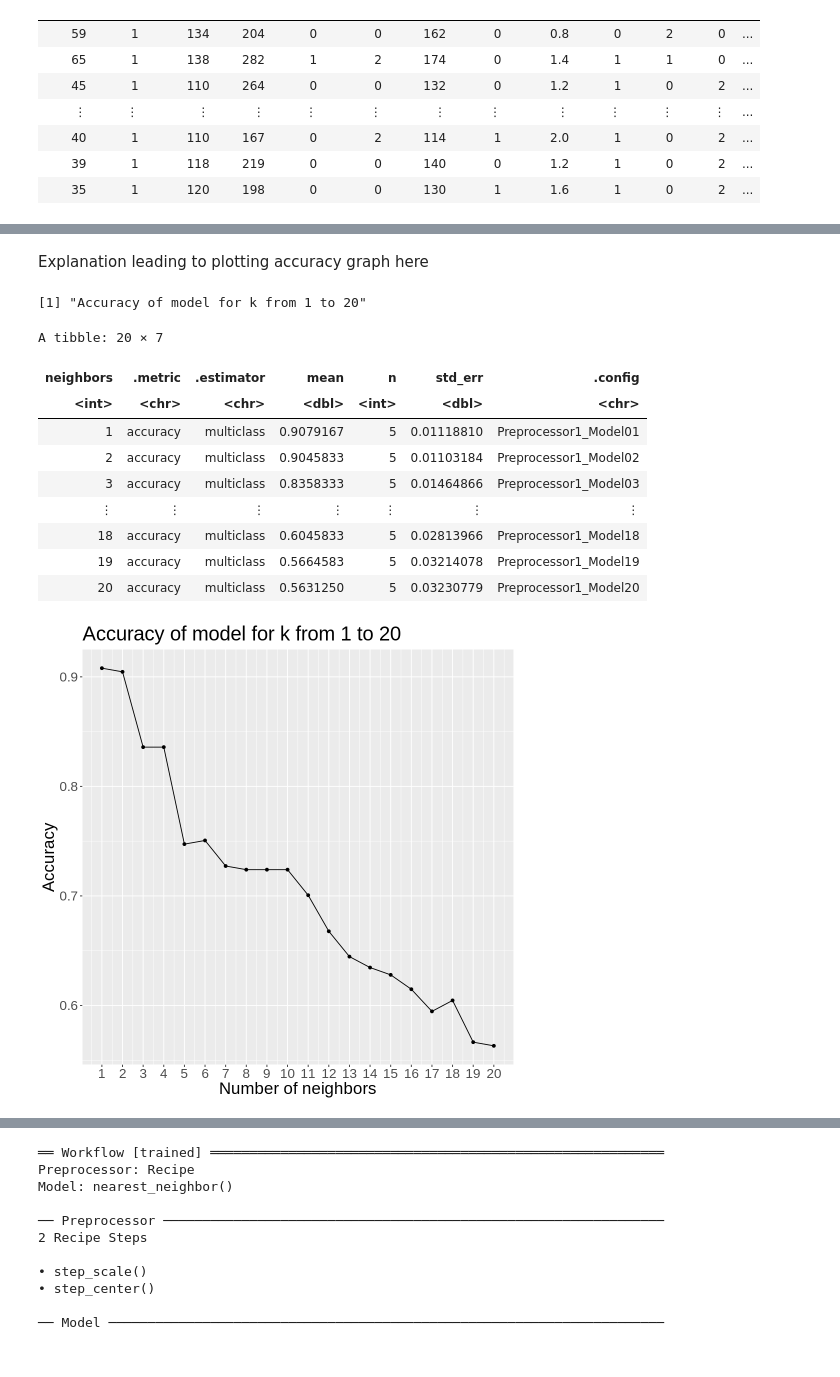
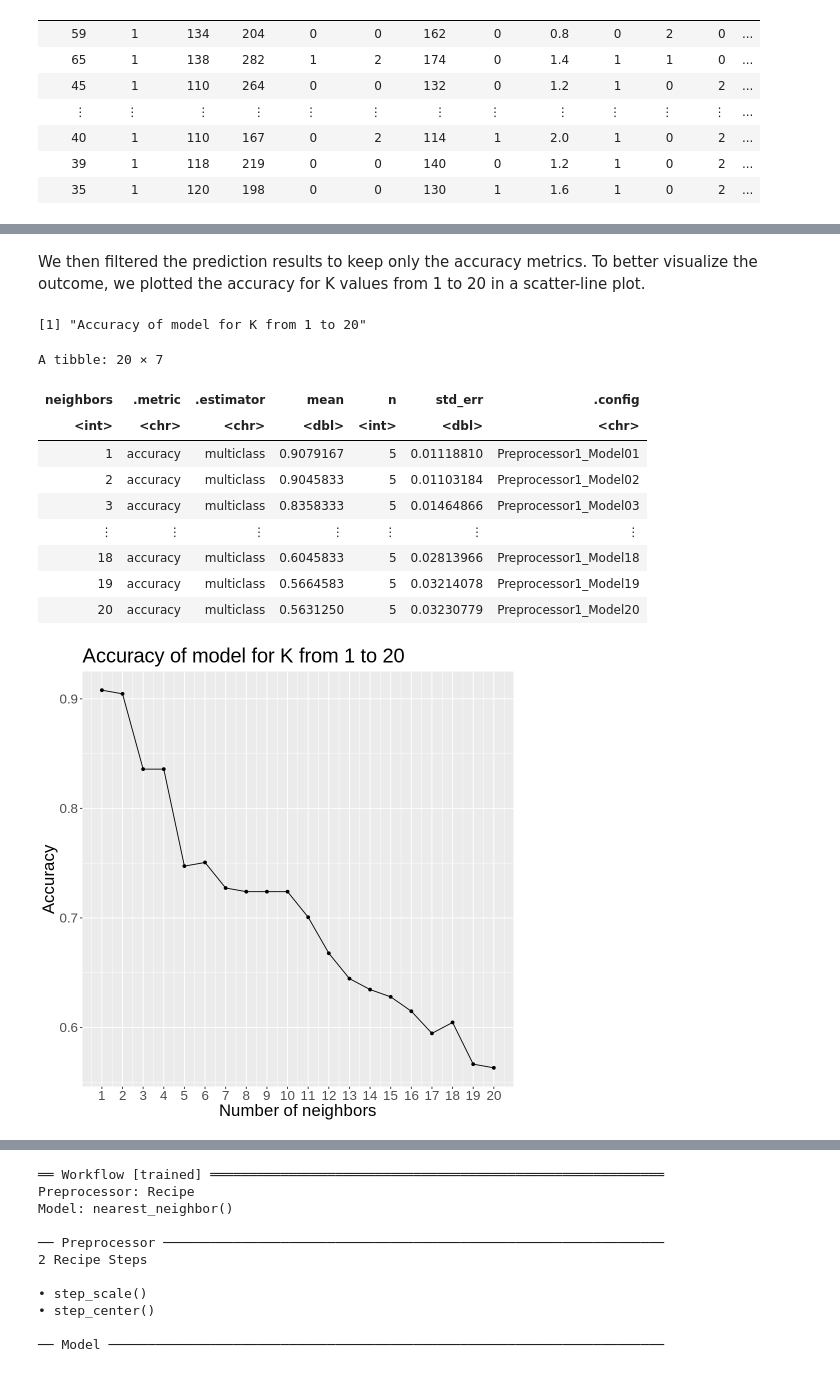
Before and after one commit to beandumplings/dsci_100_group143_project, a Jupyter notebook: Group143_Project.ipynb, the cells around one changed output, grey strips where cells are left out. Drawn from its saved outputs; the diff is of its cells as text; code cells hidden in the pictures.

```diff
--- a/Group143_Project.ipynb
+++ b/Group143_Project.ipynb
@@ -202,32 +203,32 @@ knn_results <- workflow() |>
                tune_grid(resamples = heart_vfold, grid = k_vals) |>
                collect_metrics()
 # %% [markdown]
-Explanation leading to plotting accuracy graph here
+We then filtered the prediction results to keep only the accuracy metrics. To better visualize the outcome, we plotted the accuracy for K values from 1 to 20 in a scatter-line plot.
 # %%
 accuracies <- knn_results |> filter(.metric == "accuracy")
 
 
 accuracies_plot <- accuracies |> ggplot(aes(x = neighbors, y = mean)) +
-                                 labs(x = "Number of neighbors", y = "Accuracy", title = "Accuracy of model for k from 1 to 20") +
+                                 labs(x = "Number of neighbors", y = "Accuracy", title = "Accuracy of model for K from 1 to 20") +
                                  geom_point() +
                                  geom_line() +
                                  scale_x_continuous(breaks = 1:max_k_val) +
                                  theme(text = element_text(size = 20))
-paste("Accuracy of model for k from 1 to 20")
+paste("Accuracy of model for K from 1 to 20")
 accuracies
 
 accuracies_plot
 # %% [output]
-[1] "Accuracy of model for k from 1 to 20"
+[1] "Accuracy of model for K from 1 to 20"
 A tibble: 20 × 7
 | neighbors | .metric | .estimator | mean | n | std_err | .config |
 | <int> | <chr> | <chr> | <dbl> | <int> | <dbl> | <chr> |
 | 1 | accuracy | multiclass | 0.9079167 | 5 | 0.01118810 | Preprocessor1_Model01 |
 | 2 | accuracy | multiclass | 0.9045833 | 5 | 0.01103184 | Preprocessor1_Model02 |
 | 3 | accuracy | multiclass | 0.8358333 | 5 | 0.01464866 | Preprocessor1_Model03 |
 | ⋮ | ⋮ | ⋮ | ⋮ | ⋮ | ⋮ | ⋮ |
 | 18 | accuracy | multiclass | 0.6045833 | 5 | 0.02813966 | Preprocessor1_Model18 |
 | 19 | accuracy | multiclass | 0.5664583 | 5 | 0.03214078 | Preprocessor1_Model19 |
 | 20 | accuracy | multiclass | 0.5631250 | 5 | 0.03230779 | Preprocessor1_Model20 |
-[figure, old version]
+[figure, new version]
 # %% [markdown]
```
Also changed, not shown: parts of 9 cells of this notebook.
